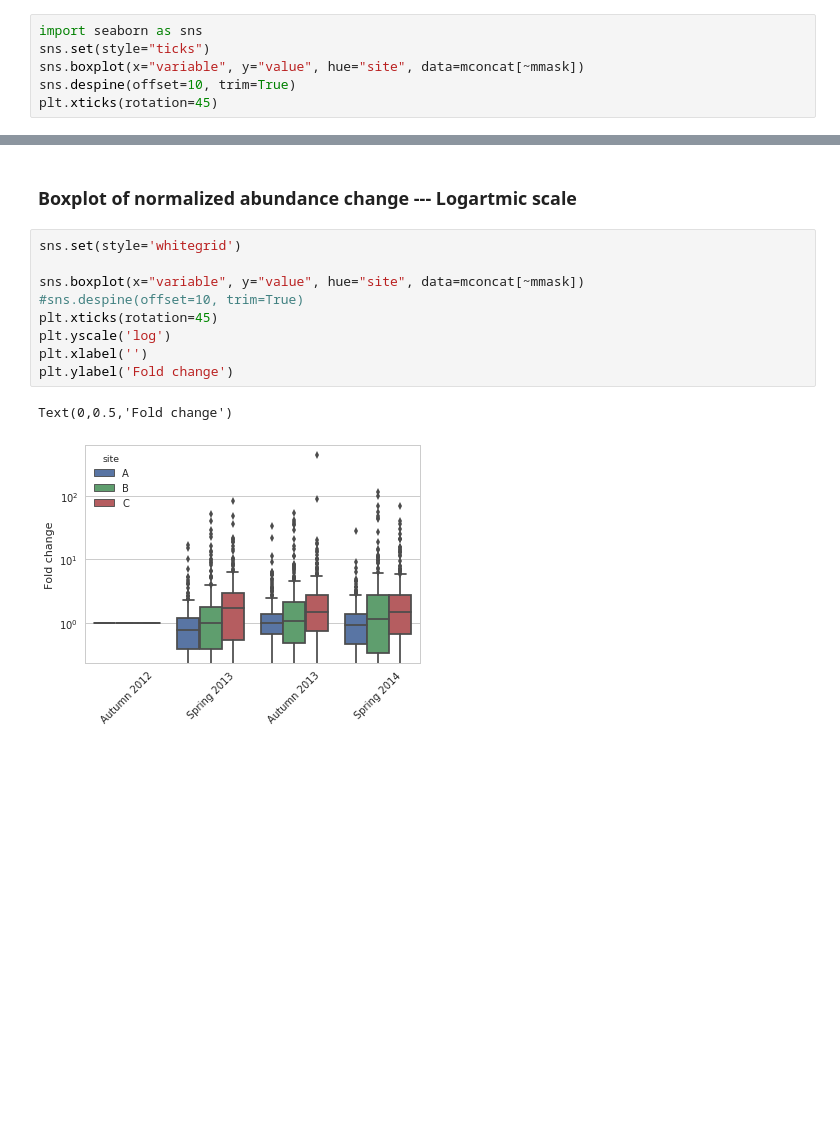
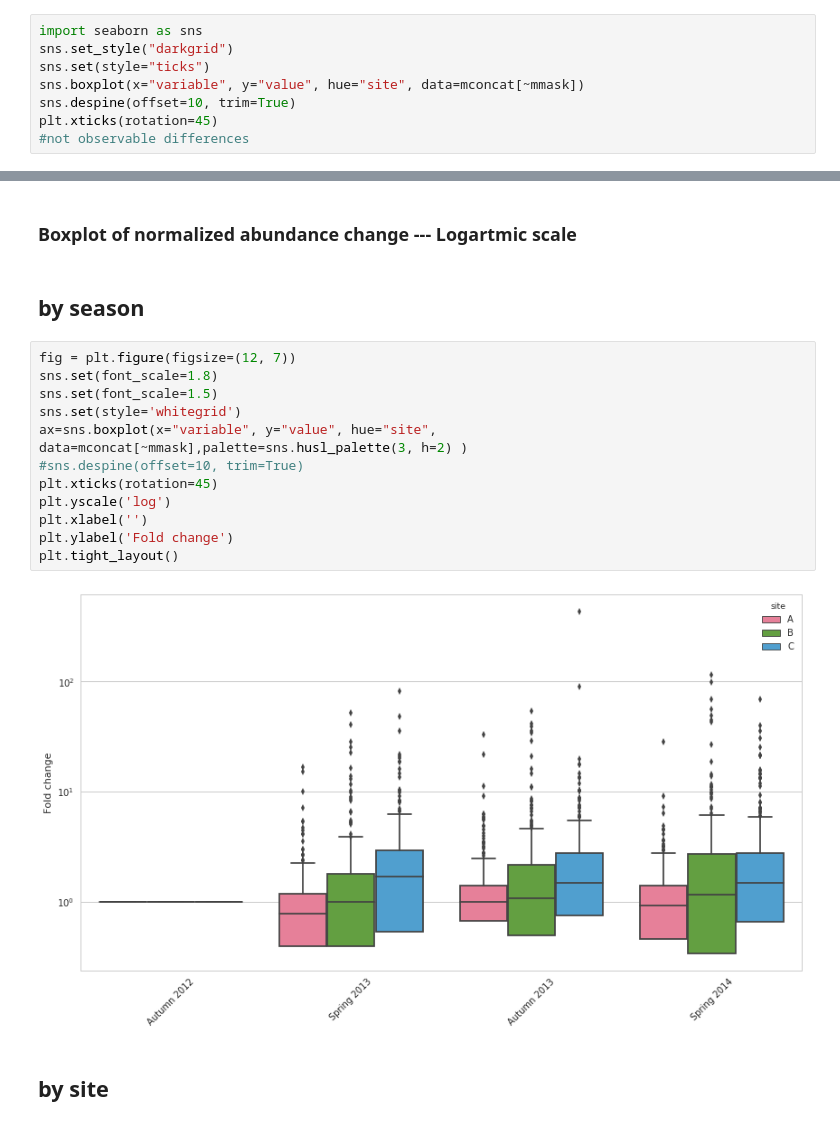
Before and after one commit to valdeanda/Time_series_mats, a Jupyter notebook: scripts/Bar_plots_composition.ipynb, the cells around one changed output, grey strips where cells are left out. Cells and saved outputs as stored; diff of their text form; blank space fills up the shorter version.

Commit message:
larger figures

```diff
--- a/scripts/Bar_plots_composition.ipynb
+++ b/scripts/Bar_plots_composition.ipynb
@@ -321,10 +330,12 @@ mmask = np.isnan(mconcat['value']) | np.isinf(mconcat['value'])
 ### Boxplot of normalized abundance change --- Total y scale
 # %%
 import seaborn as sns
+sns.set_style("darkgrid")
 sns.set(style="ticks")
 sns.boxplot(x="variable", y="value", hue="site", data=mconcat[~mmask])
 sns.despine(offset=10, trim=True)
 plt.xticks(rotation=45)
+#not observable differences
 # %% [output]
 (array([0, 1, 2, 3]), <a list of 4 Text xticklabel objects>)
 [figure]
@@ -344,16 +356,22 @@ Text(0,0.5,'Fold change')
 [figure]
 # %% [markdown]
 ### Boxplot of normalized abundance change --- Logartmic scale
+# %% [markdown]
+## by season
 # %%
+fig = plt.figure(figsize=(12, 7))
+sns.set(font_scale=1.8)
+sns.set(font_scale=1.5)
 sns.set(style='whitegrid')
-
-sns.boxplot(x="variable", y="value", hue="site", data=mconcat[~mmask])
+ax=sns.boxplot(x="variable", y="value", hue="site", data=mconcat[~mmask],palette=sns.husl_palette(3, h=2) )
 #sns.despine(offset=10, trim=True)
 plt.xticks(rotation=45)
 plt.yscale('log')
 plt.xlabel('')
 plt.ylabel('Fold change')
+plt.tight_layout()
 # %% [output]
-Text(0,0.5,'Fold change')
-[figure, old version]
+[figure, new version]
+# %% [markdown]
+## by site
 # %%
```
Also changed, not shown: parts of 4 cells of this notebook.
